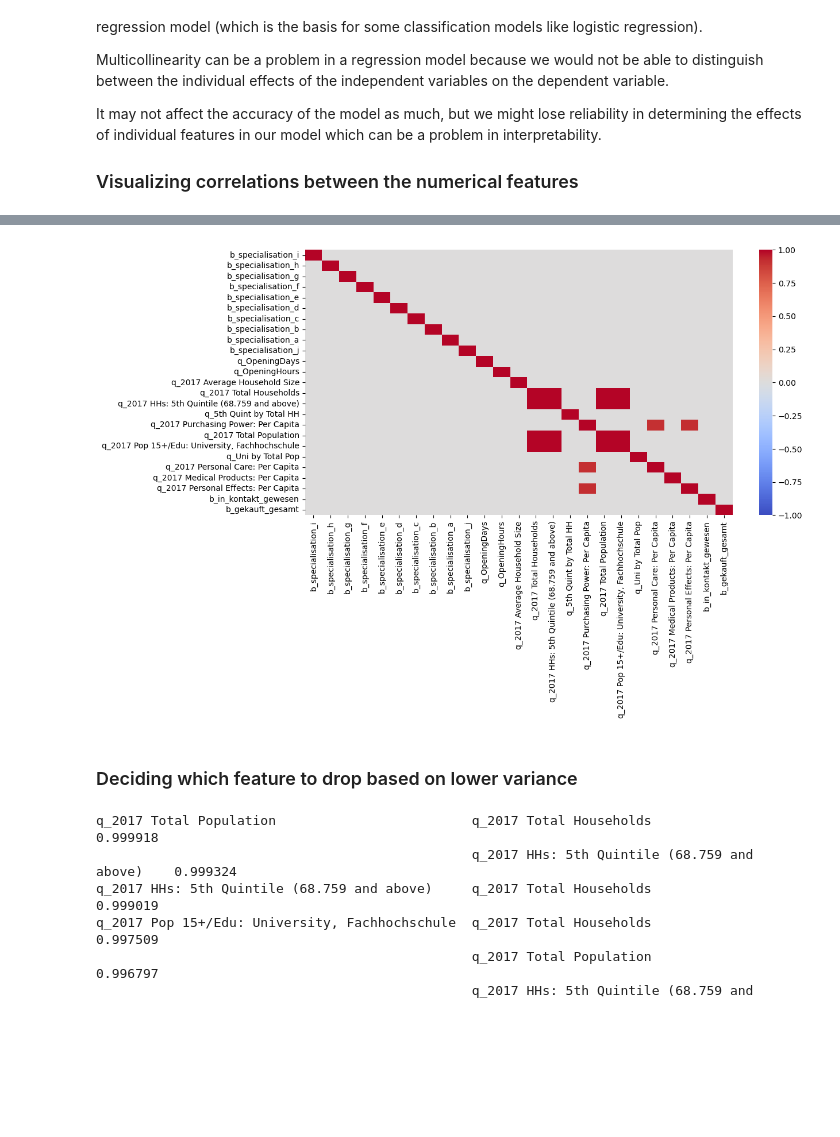
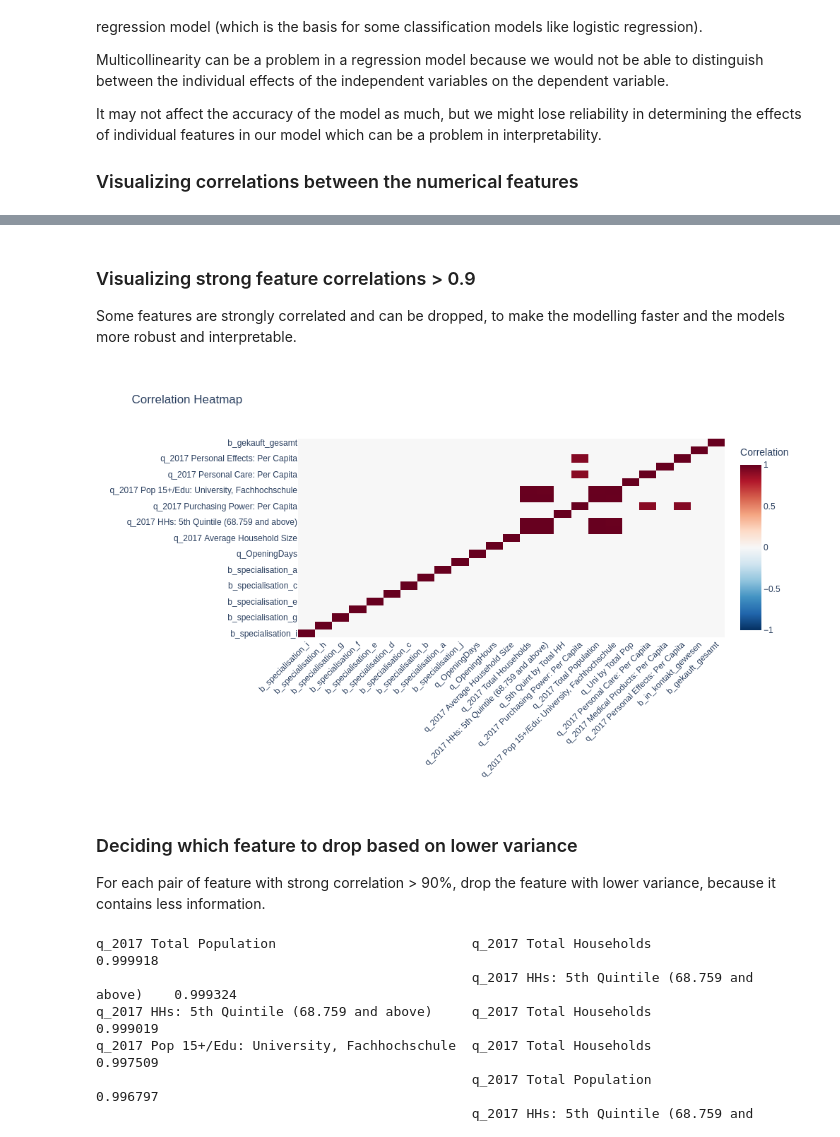
Before and after one commit to kalemaria/customer_lead_generator, a Jupyter notebook: customer_lead_generator_eda.ipynb, the cells around one changed output, grey strips where cells are left out. Cells and saved outputs as stored; diff of their text form; code cells hidden in the pictures; blank space fills up the shorter version.

Commit message:
Add some comments and visualizations and add balancing in PyCaret

```diff
--- a/customer_lead_generator_eda.ipynb
+++ b/customer_lead_generator_eda.ipynb
@@ -268,0 +265,28 @@ sns.heatmap(df.corr(), annot=False, cmap='coolwarm'); #TODO plotly
+# %%
+# Calculate the correlation matrix
+corr_matrix = df.corr()
+
+def plot_corr_heatmap(corr_matrix):
+    # Create the heatmap trace
+    heatmap_trace = go.Heatmap(z=corr_matrix.values,
+                              x=corr_matrix.columns,
+                              y=corr_matrix.index,
+                              colorscale='RdBu_r',
+                              colorbar=dict(title='Correlation'),
+                              zmin=-1,  # Set the lower limit of the color scale
+                              zmax=1)   # Set the upper limit of the color scale
+
+    # Create the layout
+    layout = go.Layout(title='Correlation Heatmap',
+                       xaxis=dict(ticks='', tickangle=-45),
+                       yaxis=dict(ticks=''),
+                       hovermode='closest',
+                       height=600)
+
+    # Create the figure
+    fig = go.Figure(data=[heatmap_trace], layout=layout)
+
+    # Show the figure
+    fig.show()
+
+plot_corr_heatmap(corr_matrix)
@@ -269,12 +295,15 @@ sns.heatmap(df.corr(), annot=False, cmap='coolwarm'); #TODO plotly
+# %% [markdown]
+### Visualizing strong feature correlations > 0.9
+Some features are strongly correlated and can be dropped, to make the modelling faster and the models more robust and interpretable.
 # %%
-r = df.corr()
+r = corr_matrix
 r[abs(r) <= 0.9] = 0
-plt.figure(figsize=(12, 6))
-sns.heatmap(r, annot=False, vmin=-1, vmax=1, cmap='coolwarm');
+plot_corr_heatmap(r)
 # %% [output]
-[figure, old version]
+[figure, new version]
 # %% [markdown]
 ### Deciding which feature to drop based on lower variance
+For each pair of feature with strong correlation > 90%, drop the feature with lower variance, because it contains less information.
 # %%
 # Remove the upper half of the correlation matrix (excluding the diagonal)
 r = r.where(np.triu(np.ones(r.shape), k=1).astype(bool))
```
Also changed, not shown: parts of 14 cells of this notebook, 2 other files.
